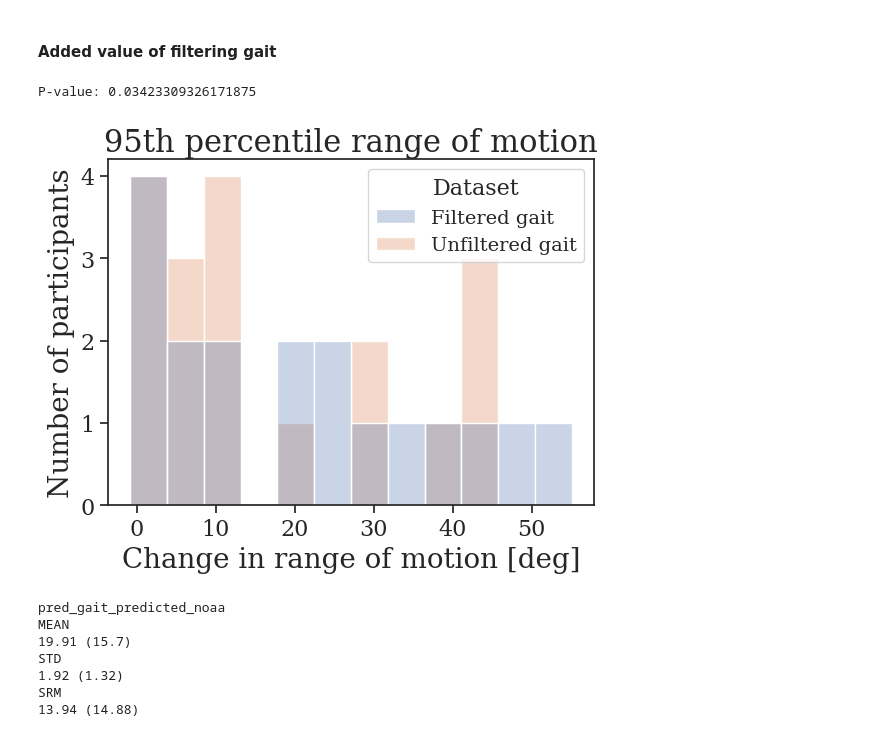
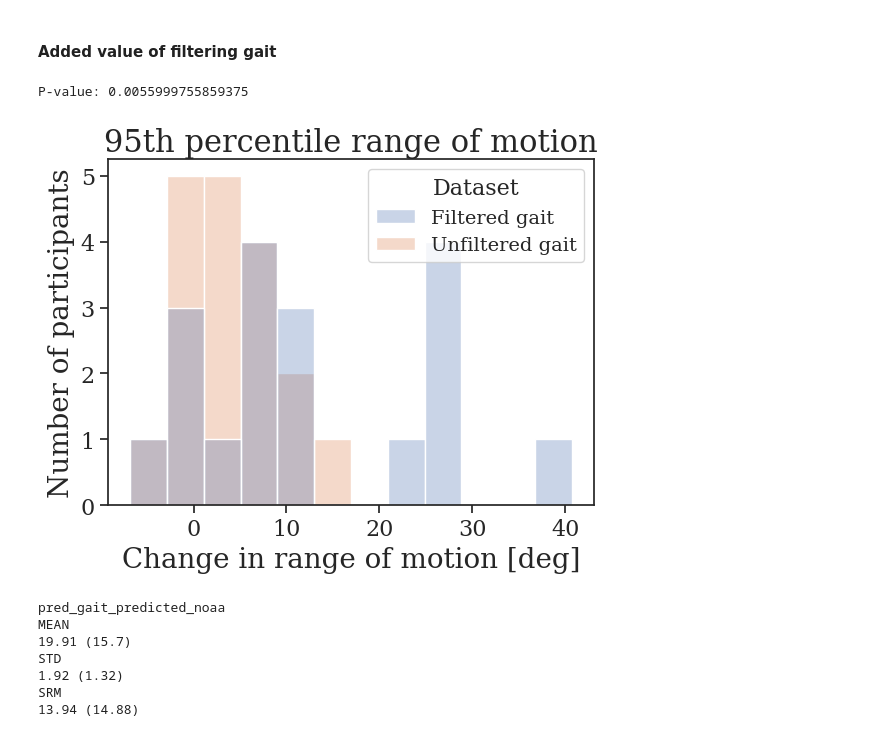
Before and after one commit to biomarkersParkinson/pdathome_gait, a Jupyter notebook: paper_results/notebooks/quantification.ipynb, the cells around one changed output. Cells and saved outputs as stored; diff of their text form; code cells hidden in the pictures.

```diff
--- a/paper_results/notebooks/quantification.ipynb
+++ b/paper_results/notebooks/quantification.ipynb
@@ -636,7 +633,7 @@ P-value: 0.1426
 # %% [markdown]
 #### Added value of filtering gait
 # %%
-measure = 'prom'
+measure = 'mrom'
 segment_duration = 'overall'
 dataset_1 = 'unfiltered'
 dataset_2 = 'filtered'
@@ -648,35 +645,35 @@ l_valid_ids = [x for x in l_valid_pd_ids if segment_duration in d_quant_agg[x][a
                segment_duration in d_quant_agg[x][affected_side][gc.descriptives.POST_MED][dataset_2].keys()]
 
 l_vals_filtered = [d_quant_agg[x][affected_side][gc.descriptives.POST_MED][dataset_2][segment_duration][measure] - d_quant_agg[x][affected_side][gc.descriptives.PRE_MED][dataset_2][segment_duration][measure] for x in l_valid_ids]
 l_vals_unfiltered = [d_quant_agg[x][affected_side][gc.descriptives.POST_MED][dataset_1][segment_duration][measure] - d_quant_agg[x][affected_side][gc.descriptives.PRE_MED][dataset_1][segment_duration][measure] for x in l_valid_ids]
 
 fig, ax = plt.subplots(figsize=(6,5))
 
 df_filtered_gait = pd.DataFrame(l_vals_filtered, columns=['effect_size'])
 df_unfiltered_gait = pd.DataFrame(l_vals_unfiltered, columns=['effect_size'])
 
 df_filtered_gait['Dataset'] = 'Filtered gait'
 df_unfiltered_gait['Dataset'] = 'Unfiltered gait'
 
 df_all = pd.concat([df_filtered_gait, df_unfiltered_gait], ignore_index=True).reset_index(drop=True)
 df_all['id'] = l_valid_ids * 2
 
 print(f"P-value: {wilcoxon(l_vals_filtered, l_vals_unfiltered, alternative='two-sided')[1]}")
 
 g = sns.histplot(data=df_all, x='effect_size', hue='Dataset', alpha=0.3, fill=True, bins=12, common_norm=False, legend=False)
 
 ax.set_xlabel(f'Change in range of motion [deg]')
 ax.set_ylabel('Number of participants')
 ax.set_title('95th percentile range of motion')
 ax.yaxis.get_major_locator().set_params(integer=True)
 ax.legend(title='Dataset', labels=['Unfiltered gait', 'Filtered gait'], reverse=True, loc='upper right')
 
 fig.tight_layout()
 
 plt.show()
 # %% [output]
-P-value: 0.03423309326171875
+P-value: 0.0055999755859375
-[figure, old version]
+[figure, new version]
 # %%
 measure = '95p_rom'
 
```
Also changed, not shown: parts of 15 cells of this notebook, 10 other files.
